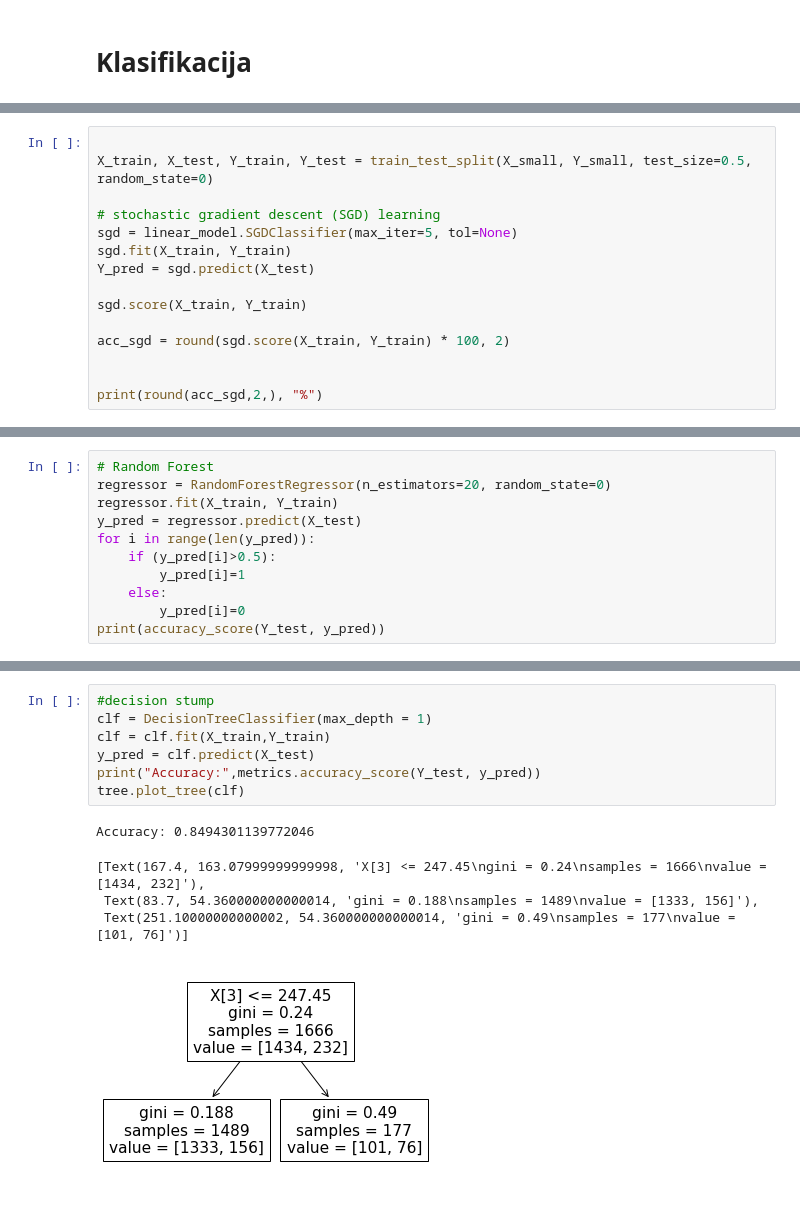
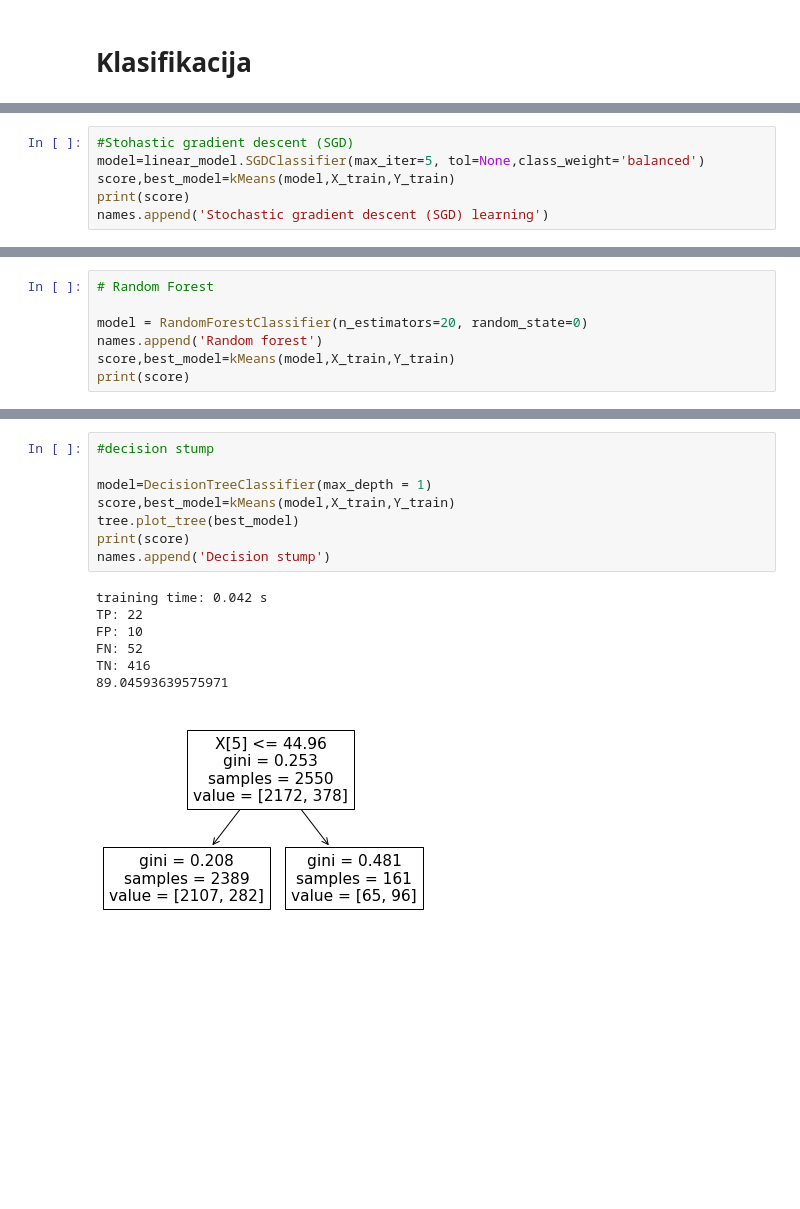
Before and after one commit to dmustac/UZOP-projekt, a Jupyter notebook: Replikacija.ipynb, the cells around one changed output, grey strips where cells are left out. Saved outputs shown, nothing was run; the diff lists cells and outputs as text; blank space fills up the shorter version.

```diff
--- a/Replikacija.ipynb
+++ b/Replikacija.ipynb
@@ -165,16 +238,7 @@ tree.plot_tree(clf)
 # %%
-
-X_train, X_test, Y_train, Y_test = train_test_split(X_small, Y_small, test_size=0.5, random_state=0)
-
-# stochastic gradient descent (SGD) learning
-sgd = linear_model.SGDClassifier(max_iter=5, tol=None)
-sgd.fit(X_train, Y_train)
-Y_pred = sgd.predict(X_test)
-
-sgd.score(X_train, Y_train)
-
-acc_sgd = round(sgd.score(X_train, Y_train) * 100, 2)
-
-
-print(round(acc_sgd,2,), "%")
+#Stohastic gradient descent (SGD)
+model=linear_model.SGDClassifier(max_iter=5, tol=None,class_weight='balanced')
+score,best_model=kMeans(model,X_train,Y_train)
+print(score)
+names.append('Stochastic gradient descent (SGD) learning')
 # %% [output]
@@ -182,12 +251,8 @@ print(round(acc_sgd,2,), "%")
 # %%
 # Random Forest
-regressor = RandomForestRegressor(n_estimators=20, random_state=0)
-regressor.fit(X_train, Y_train)
-y_pred = regressor.predict(X_test)
-for i in range(len(y_pred)):
-    if (y_pred[i]>0.5):
-        y_pred[i]=1
-    else:
-        y_pred[i]=0
-print(accuracy_score(Y_test, y_pred))
+
+model = RandomForestClassifier(n_estimators=20, random_state=0)
+names.append('Random forest')
+score,best_model=kMeans(model,X_train,Y_train)
+print(score)
 # %% [output]
@@ -239,15 +294,18 @@ Accuracy: 0.8404319136172765
 # %%
 #decision stump
-clf = DecisionTreeClassifier(max_depth = 1)
-clf = clf.fit(X_train,Y_train)
-y_pred = clf.predict(X_test)
-print("Accuracy:",metrics.accuracy_score(Y_test, y_pred))
-tree.plot_tree(clf)
+
+model=DecisionTreeClassifier(max_depth = 1)
+score,best_model=kMeans(model,X_train,Y_train)
+tree.plot_tree(best_model)
+print(score)
+names.append('Decision stump')
 # %% [output]
-Accuracy: 0.8494301139772046
+training time: 0.042 s
+TP: 22
+FP: 10
+FN: 52
+TN: 416
+89.04593639575971
-[Text(167.4, 163.07999999999998, 'X[3] <= 247.45\ngini = 0.24\nsamples = 1666\nvalue = [1434, 232]'),
- Text(83.7, 54.360000000000014, 'gini = 0.188\nsamples = 1489\nvalue = [1333, 156]'),
- Text(251.10000000000002, 54.360000000000014, 'gini = 0.49\nsamples = 177\nvalue = [101, 76]')]
-[figure, old version]
+[figure, new version]
 # %%
 #naive bayes
```
Also changed, not shown: parts of 68 cells of this notebook.
